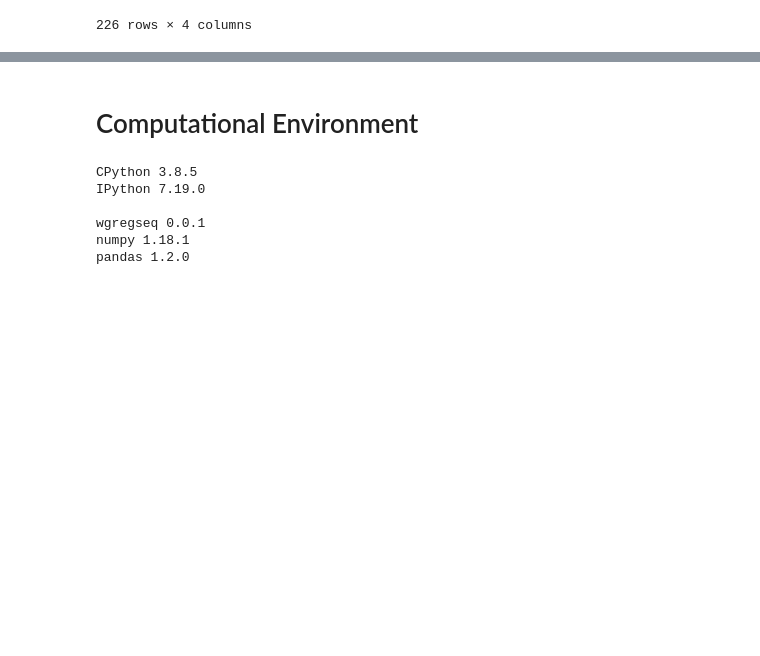
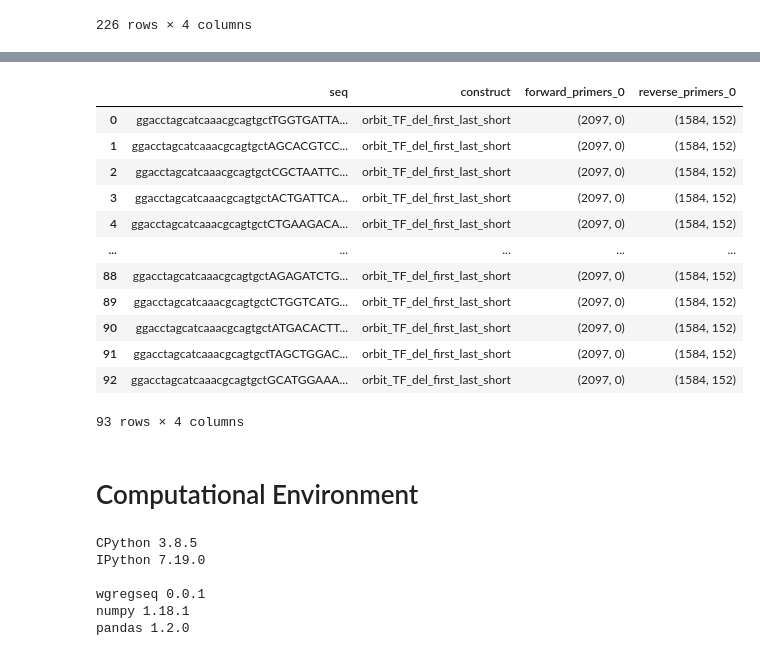
Before and after one commit to RPGroup-PBoC/Reg-Seq2, a Jupyter notebook: code/experimental_design/twist_order/orbit/twist_orbit_cloning_scheme.ipynb, the cells around one changed output, grey strips where cells are left out. Cells and saved outputs as stored; diff of their text form; code cells hidden in the pictures; blank space fills up the shorter version.

```diff
--- a/code/experimental_design/twist_order/orbit/twist_orbit_cloning_scheme.ipynb
+++ b/code/experimental_design/twist_order/orbit/twist_orbit_cloning_scheme.ipynb
@@ -302,0 +322,26 @@ df_4_clean.to_csv("../../../../data/twist_order/twist_orbit_TF_del_avd_ovlp_long
+# %%
+ends_sRNA = df_fwd_rev.iloc[4,:].str.lower()
+
+df_sRNA['seq'] = ends_sRNA['fwd_seq_full'] + df_sRNA['oligo'] + ends_sRNA['rev_seq_comp']
+
+df_sRNA['construct'] = 'orbit_TF_del_first_last_short'
+
+df_sRNA['forward_primers_0'] = [(int(ends_sRNA['fwd_primer_name'].split('-')[1])-1, 0)] * len(df_sRNA['construct'])
+df_sRNA['reverse_primers_0'] = [(int(ends_sRNA['rev_primer_name'].split('-')[1])-1, 152)] * len(df_sRNA['construct'])
+
+df_sRNA_clean = df_sRNA[['seq','construct','forward_primers_0','reverse_primers_0']]
+df_sRNA_clean
+# %% [output]
+|  | seq | construct | forward_primers_0 | reverse_primers_0 |
+| 0 | ggacctagcatcaaacgcagtgctTGGTGATTA... | orbit_TF_del_first_last_short | (2097, 0) | (1584, 152) |
+| 1 | ggacctagcatcaaacgcagtgctAGCACGTCC... | orbit_TF_del_first_last_short | (2097, 0) | (1584, 152) |
+| 2 | ggacctagcatcaaacgcagtgctCGCTAATTC... | orbit_TF_del_first_last_short | (2097, 0) | (1584, 152) |
+| 3 | ggacctagcatcaaacgcagtgctACTGATTCA... | orbit_TF_del_first_last_short | (2097, 0) | (1584, 152) |
+| 4 | ggacctagcatcaaacgcagtgctCTGAAGACA... | orbit_TF_del_first_last_short | (2097, 0) | (1584, 152) |
+| ... | ... | ... | ... | ... |
+| 88 | ggacctagcatcaaacgcagtgctAGAGATCTG... | orbit_TF_del_first_last_short | (2097, 0) | (1584, 152) |
+| 89 | ggacctagcatcaaacgcagtgctCTGGTCATG... | orbit_TF_del_first_last_short | (2097, 0) | (1584, 152) |
+| 90 | ggacctagcatcaaacgcagtgctATGACACTT... | orbit_TF_del_first_last_short | (2097, 0) | (1584, 152) |
+| 91 | ggacctagcatcaaacgcagtgctTAGCTGGAC... | orbit_TF_del_first_last_short | (2097, 0) | (1584, 152) |
+| 92 | ggacctagcatcaaacgcagtgctGCATGGAAA... | orbit_TF_del_first_last_short | (2097, 0) | (1584, 152) |
+93 rows × 4 columns
```
Also changed, not shown: parts of 3 cells of this notebook, 2 other files.
